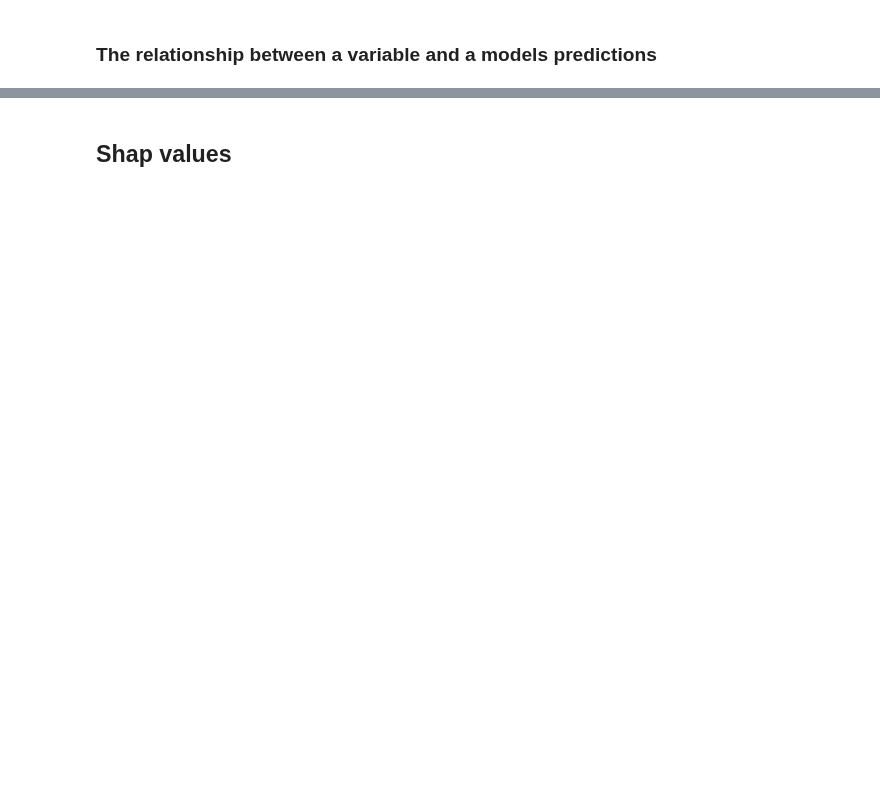
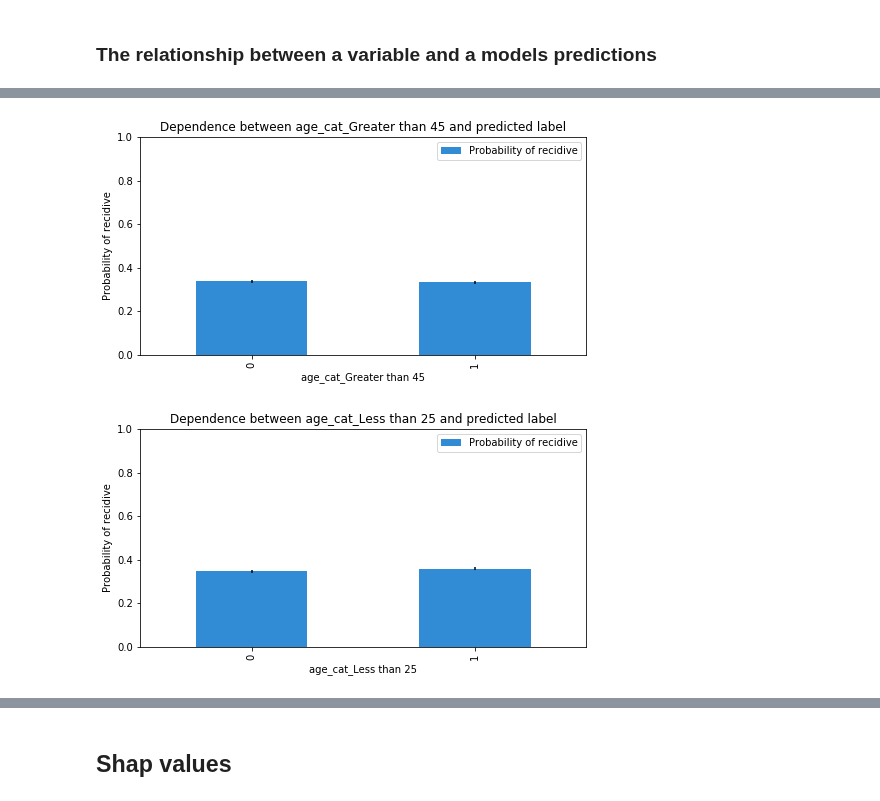
Before and after one commit to SanGreel/noble-model-audit, a Jupyter notebook: feature_selection/feature_importance_analysis.ipynb, the cells around one changed output, grey strips where cells are left out. Saved outputs shown, nothing was run; the diff lists cells and outputs as text; code cells hidden in the pictures; blank space fills up the shorter version.

```diff
--- a/feature_selection/feature_importance_analysis.ipynb
+++ b/feature_selection/feature_importance_analysis.ipynb
@@ -196,0 +121,6 @@ findDataFrameCorrelationsAndPlot(df)
+# %%
+plotNegativeClassFeatureRelation(['age_cat_Greater than 45'])
+plotNegativeClassFeatureRelation(['age_cat_Less than 25'])
+# %% [output]
+[figure, added]
+[figure, added]
```
Also changed, not shown: parts of 42 cells of this notebook, 2 other files.
